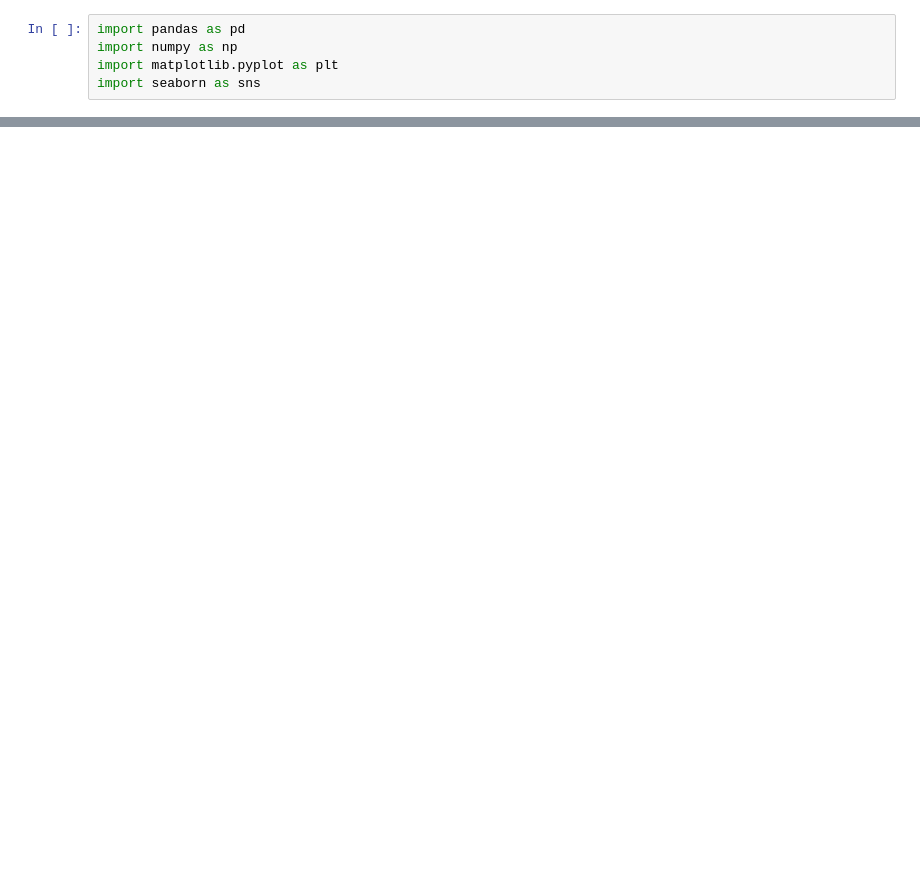
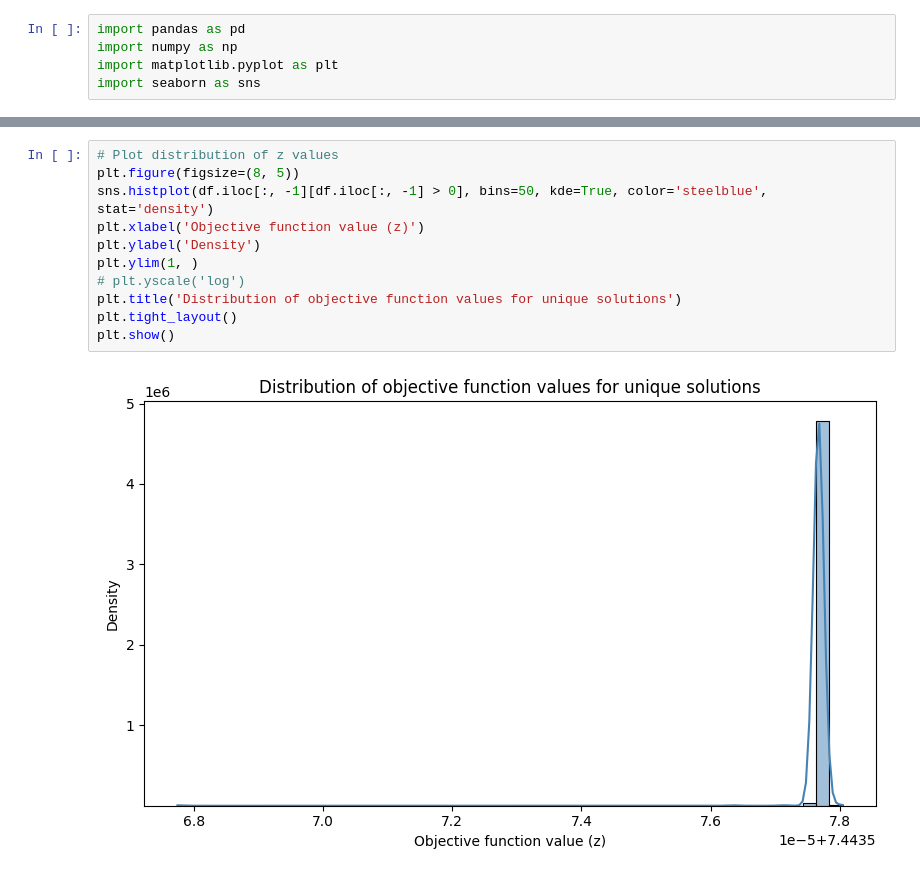
Before and after one commit to simo-pagliu/Master-Thesis, a Jupyter notebook: UP-MAVT/plot_possible_solutions.ipynb, the cells around one changed output, grey strips where cells are left out. Drawn from its saved outputs; the diff is of its cells as text; blank space fills up the shorter version.

```diff
--- a/UP-MAVT/plot_possible_solutions.ipynb
+++ b/UP-MAVT/plot_possible_solutions.ipynb
@@ -45,0 +49,13 @@ plt.show()
+# %%
+# Plot distribution of z values
+plt.figure(figsize=(8, 5))
+sns.histplot(df.iloc[:, -1][df.iloc[:, -1] > 0], bins=50, kde=True, color='steelblue', stat='density')
+plt.xlabel('Objective function value (z)')
+plt.ylabel('Density')
+plt.ylim(1, )
+# plt.yscale('log')
+plt.title('Distribution of objective function values for unique solutions')
+plt.tight_layout()
+plt.show()
+# %% [output]
+[figure, added]
```
Also changed, not shown: parts of 3 cells of this notebook, 8 other files.
